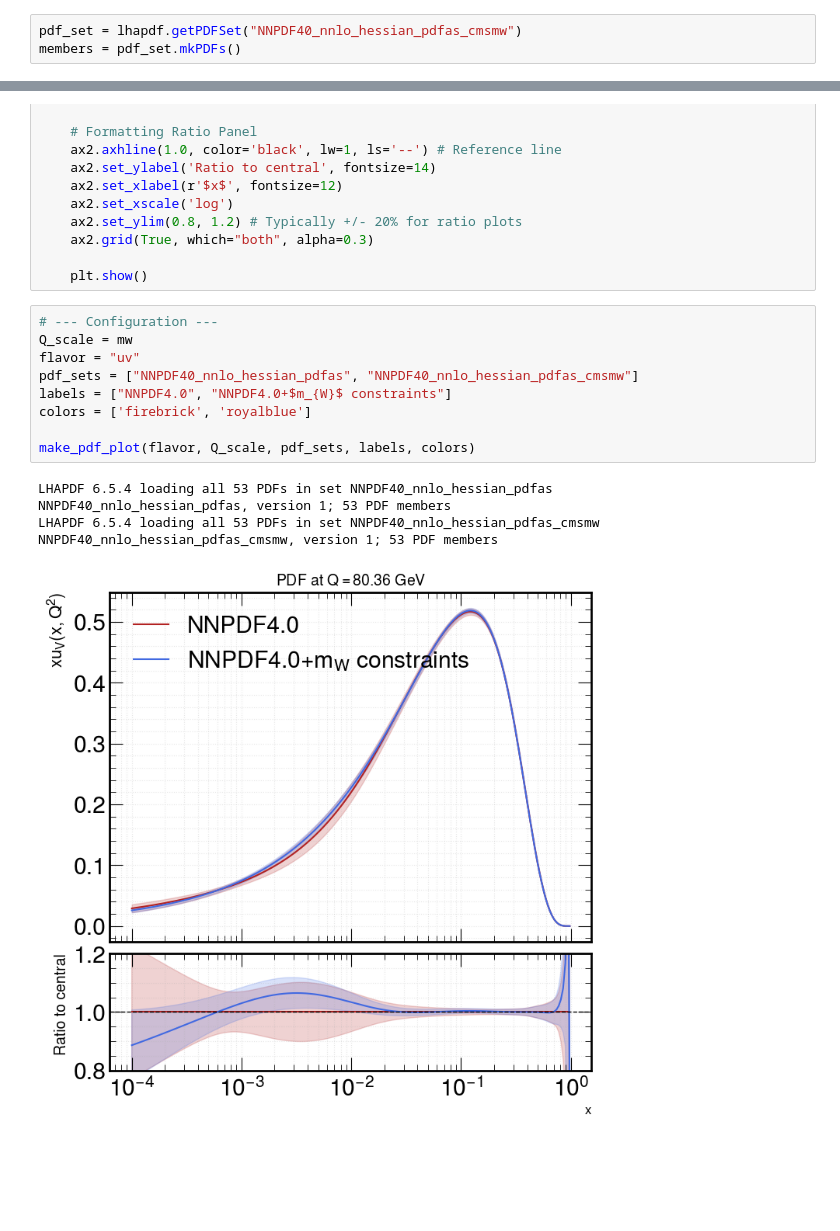
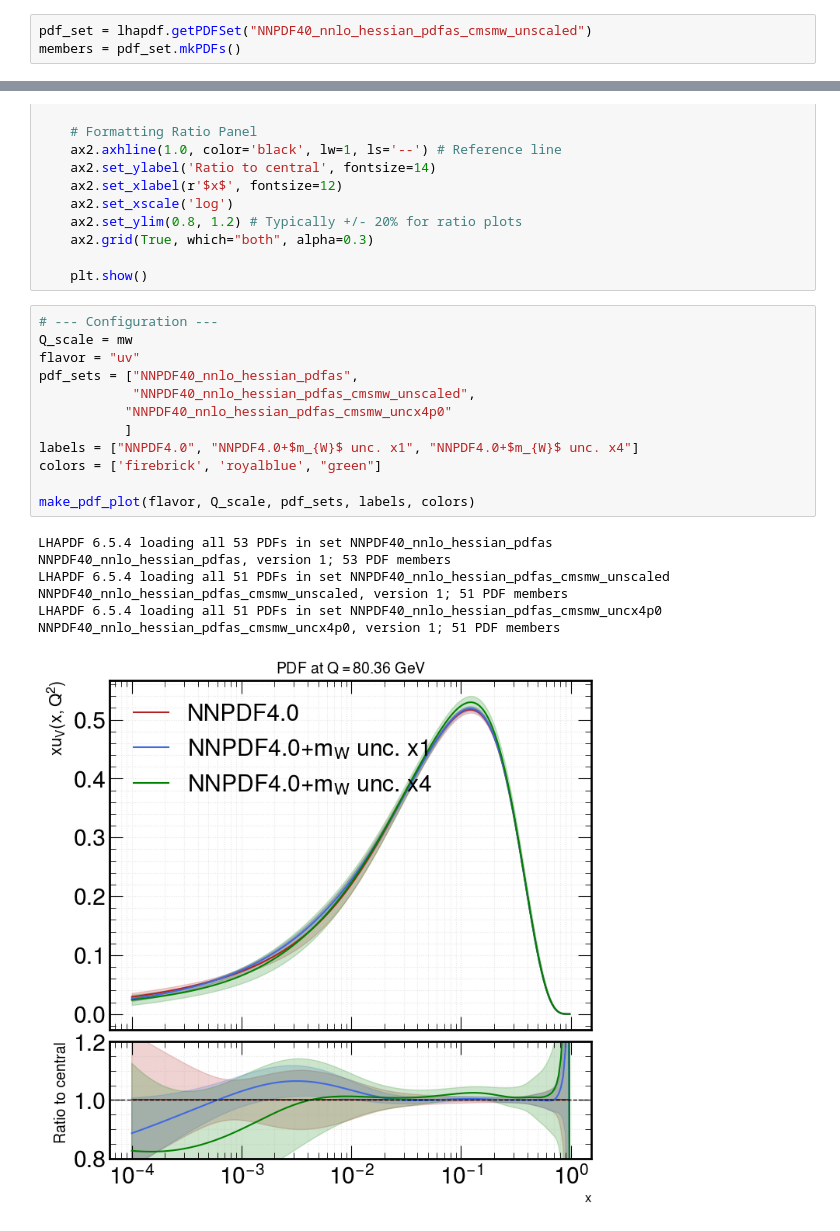
Before and after one commit to c-alexe/WRemnants, a Jupyter notebook: notebooks/PdfDistributionPlots.ipynb, the cells around one changed output, grey strips where cells are left out. Drawn from its saved outputs; the diff is of its cells as text; blank space fills up the shorter version.

```diff
--- a/notebooks/PdfDistributionPlots.ipynb
+++ b/notebooks/PdfDistributionPlots.ipynb
@@ -13,6 +13,6 @@ lhapdf.pathsAppend("/home/submit/kdlong/mc2hessian/")
 # %%
 mw = 80.360
 # %%
-pdf_set = lhapdf.getPDFSet("NNPDF40_nnlo_hessian_pdfas_cmsmw")
+pdf_set = lhapdf.getPDFSet("NNPDF40_nnlo_hessian_pdfas_cmsmw_unscaled")
 members = pdf_set.mkPDFs()
 # %% [output]
@@ -98,18 +98,23 @@ def make_pdf_plot(flavor, Q_scale, pdf_sets, labels, colors):
 # %%
 # --- Configuration ---
 Q_scale = mw
 flavor = "uv"
-pdf_sets = ["NNPDF40_nnlo_hessian_pdfas", "NNPDF40_nnlo_hessian_pdfas_cmsmw"]
-labels = ["NNPDF4.0", "NNPDF4.0+$m_{W}$ constraints"]
-colors = ['firebrick', 'royalblue']
+pdf_sets = ["NNPDF40_nnlo_hessian_pdfas",
+            "NNPDF40_nnlo_hessian_pdfas_cmsmw_unscaled",
+           "NNPDF40_nnlo_hessian_pdfas_cmsmw_uncx4p0"
+           ]
+labels = ["NNPDF4.0", "NNPDF4.0+$m_{W}$ unc. x1", "NNPDF4.0+$m_{W}$ unc. x4"]
+colors = ['firebrick', 'royalblue', "green"]
 
 make_pdf_plot(flavor, Q_scale, pdf_sets, labels, colors)
 # %% [output]
 LHAPDF 6.5.4 loading all 53 PDFs in set NNPDF40_nnlo_hessian_pdfas
 NNPDF40_nnlo_hessian_pdfas, version 1; 53 PDF members
-LHAPDF 6.5.4 loading all 53 PDFs in set NNPDF40_nnlo_hessian_pdfas_cmsmw
-NNPDF40_nnlo_hessian_pdfas_cmsmw, version 1; 53 PDF members
+LHAPDF 6.5.4 loading all 51 PDFs in set NNPDF40_nnlo_hessian_pdfas_cmsmw_unscaled
+NNPDF40_nnlo_hessian_pdfas_cmsmw_unscaled, version 1; 51 PDF members
+LHAPDF 6.5.4 loading all 51 PDFs in set NNPDF40_nnlo_hessian_pdfas_cmsmw_uncx4p0
+NNPDF40_nnlo_hessian_pdfas_cmsmw_uncx4p0, version 1; 51 PDF members
-[figure, old version]
+[figure, new version]
 # %%
 # --- Configuration ---
 flavor = "dv"
```
Also changed, not shown: parts of 8 cells of this notebook, 2 other files.
